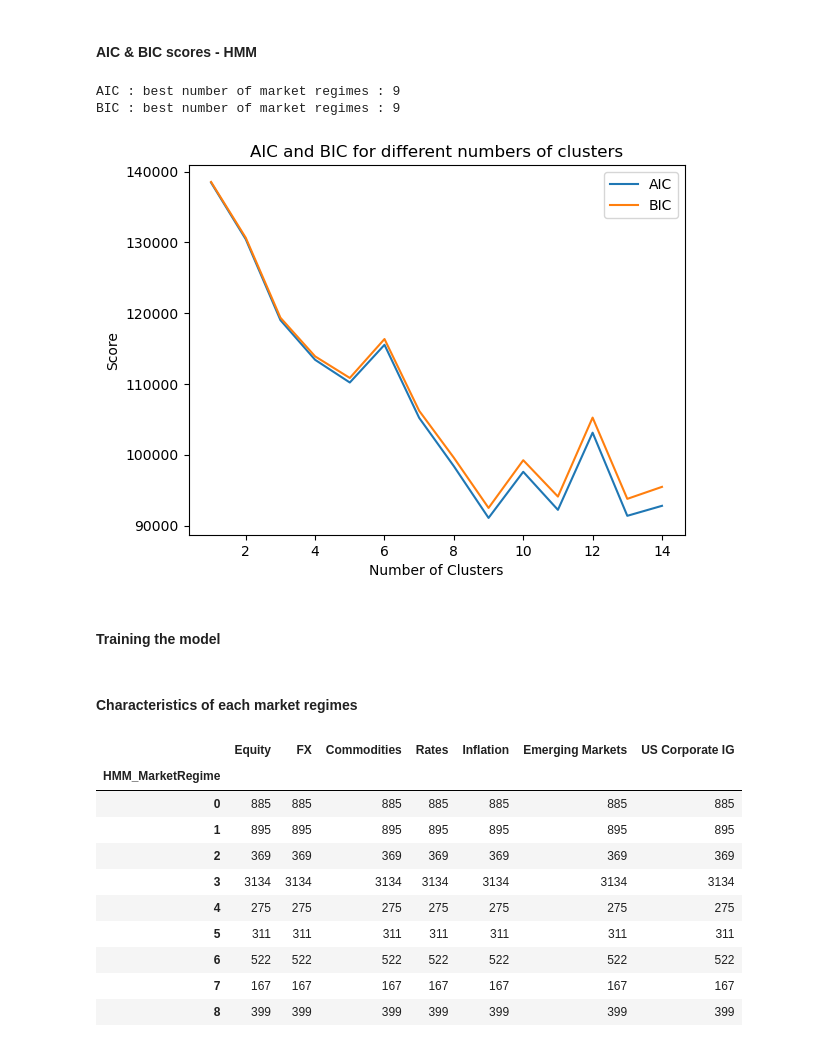
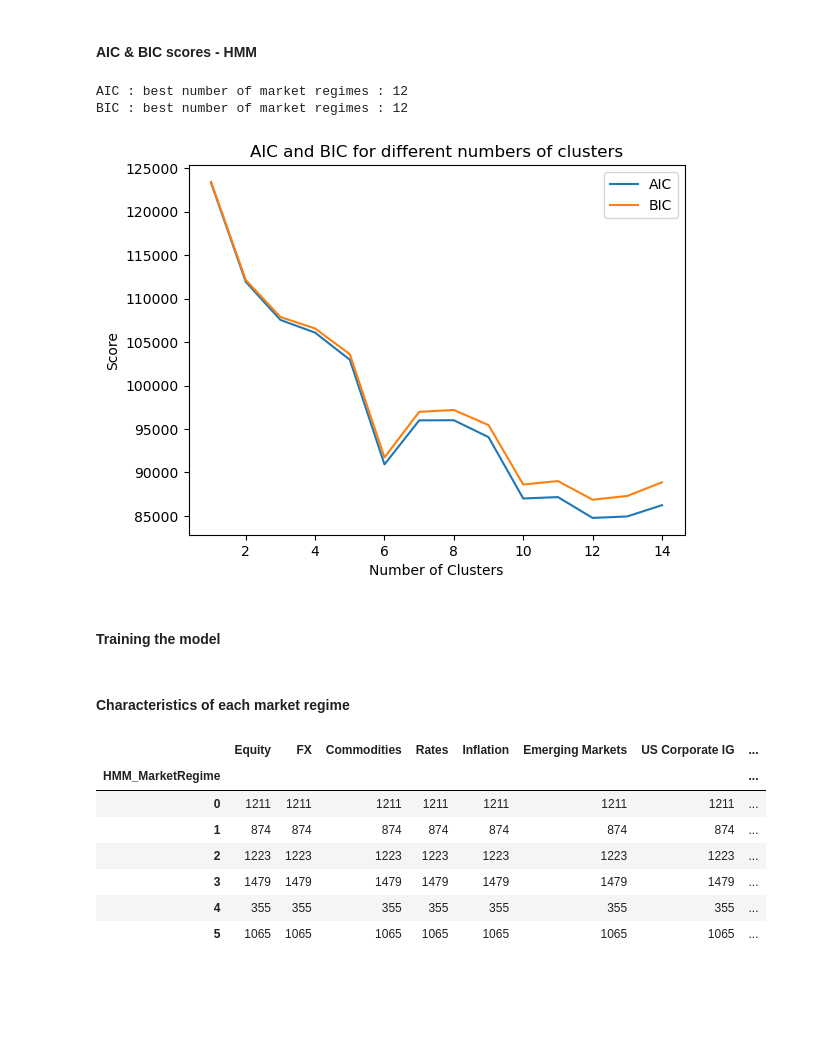
Before and after one commit to Thomas-Esilv/Project_ESILV, a Jupyter notebook: Research on trading regime models/Research_on_trading_regime_models.ipynb, the cells around one changed output. Saved outputs shown, nothing was run; the diff lists cells and outputs as text; code cells hidden in the pictures; blank space fills up the shorter version.

```diff
--- a/Research on trading regime models/Research_on_trading_regime_models.ipynb
+++ b/Research on trading regime models/Research_on_trading_regime_models.ipynb
@@ -459,9 +164,9 @@ bic_scores = []
 
 for market_regime in n_market_regimes:
     gmm = GaussianMixture(n_components=market_regime)
-    gmm.fit(df_train)
-    aic_scores.append(gmm.aic(df_train))
-    bic_scores.append(gmm.bic(df_train))
+    gmm.fit(data_ref_scaled)
+    aic_scores.append(gmm.aic(data_ref_scaled))
+    bic_scores.append(gmm.bic(data_ref_scaled))
 
 print(f"AIC : best number of market regimes : {aic_scores.index(min(aic_scores))+1}")
 print(f"BIC : best number of market regimes : {bic_scores.index(min(bic_scores))+1}")
@@ -488,2 +187,8 @@ data['GMM_MarketRegime'] = clusters
+# %%
+gmm_market_regimes = 4
+reference_gmm = GaussianMixture(n_components=gmm_market_regimes, random_state=40, init_params='kmeans')
+reference_gmm.fit(data_ref_scaled)
+gmm_clusters = reference_gmm.predict(data_ref_scaled)
+data_ref.loc[:,'GMM_MarketRegime'] = gmm_clusters
 # %% [markdown]
 #### Characteristics of each market regimes
@@ -576,9 +281,9 @@ for market_regime in n_market_regimes:
 
     for _ in range(n_init):
         hm = hmm.GaussianHMM(n_components=market_regime, covariance_type='diag')
-        hm.fit(df_train)
-        current_aic = hm.aic(df_train)
-        current_bic = hm.bic(df_train)
+        hm.fit(data_ref_scaled)
+        current_aic = hm.aic(data_ref_scaled)
+        current_bic = hm.bic(data_ref_scaled)
 
         if current_aic < best_aic:
             best_aic = current_aic
@@ -599,16 +304,16 @@ plt.legend()
 plt.title('AIC and BIC for different numbers of clusters')
 plt.show()
 # %% [output]
-AIC : best number of market regimes : 9
-BIC : best number of market regimes : 9
+AIC : best number of market regimes : 12
+BIC : best number of market regimes : 12
-[figure, old version]
+[figure, new version]
 # %% [markdown]
 #### Training the model
 # %%
-hmm_market_regimes = 9
-hm = hmm.GaussianHMM(n_components=hmm_market_regimes, covariance_type='diag',random_state=38)
-hm.fit(df_train)
-hmm_clusters = hm.predict(df)
-data['HMM_MarketRegime'] = hmm_clusters
+hmm_market_regimes = 6
+reference_hmm = hmm.GaussianHMM(n_components=hmm_market_regimes, covariance_type='diag',random_state=38)
+reference_hmm.fit(data_ref_scaled)
+hmm_clusters = reference_hmm.predict(data_ref_scaled)
+data_ref.loc[:,'HMM_MarketRegime'] = hmm_clusters
 # %% [markdown]
-#### Characteristics of each market regimes
+#### Characteristics of each market regime
@@ -621,15 +320,12 @@ HMM_data_test = HMM_data_test.drop('GMM_MarketRegime', axis=1)
 # %%
-HMM_data_train.groupby('HMM_MarketRegime').count()
+data_ref.groupby('HMM_MarketRegime').count()
 # %% [output]
-|  | Equity | FX | Commodities | Rates | Inflation | Emerging Markets | US Corporate IG |
-| HMM_MarketRegime |  |  |  |  |  |  |  |
-| 0 | 885 | 885 | 885 | 885 | 885 | 885 | 885 |
-| 1 | 895 | 895 | 895 | 895 | 895 | 895 | 895 |
-| 2 | 369 | 369 | 369 | 369 | 369 | 369 | 369 |
-| 3 | 3134 | 3134 | 3134 | 3134 | 3134 | 3134 | 3134 |
-| 4 | 275 | 275 | 275 | 275 | 275 | 275 | 275 |
-| 5 | 311 | 311 | 311 | 311 | 311 | 311 | 311 |
-| 6 | 522 | 522 | 522 | 522 | 522 | 522 | 522 |
-| 7 | 167 | 167 | 167 | 167 | 167 | 167 | 167 |
-| 8 | 399 | 399 | 399 | 399 | 399 | 399 | 399 |
+|  | Equity | FX | Commodities | Rates | Inflation | Emerging Markets | US Corporate IG | ... |
+| HMM_MarketRegime |  |  |  |  |  |  |  | ... |
+| 0 | 1211 | 1211 | 1211 | 1211 | 1211 | 1211 | 1211 | ... |
+| 1 | 874 | 874 | 874 | 874 | 874 | 874 | 874 | ... |
+| 2 | 1223 | 1223 | 1223 | 1223 | 1223 | 1223 | 1223 | ... |
+| 3 | 1479 | 1479 | 1479 | 1479 | 1479 | 1479 | 1479 | ... |
+| 4 | 355 | 355 | 355 | 355 | 355 | 355 | 355 | ... |
+| 5 | 1065 | 1065 | 1065 | 1065 | 1065 | 1065 | 1065 | ... |
 # %%
```
Also changed, not shown: parts of 68 cells of this notebook.
